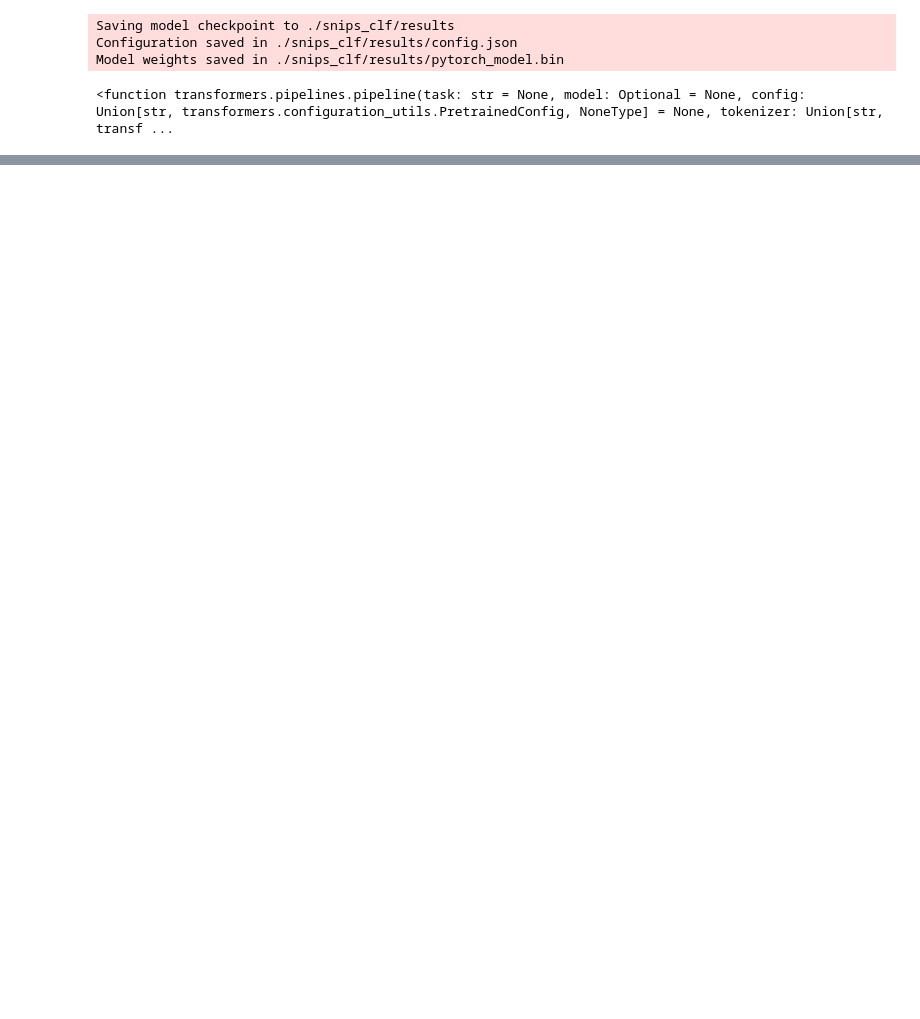
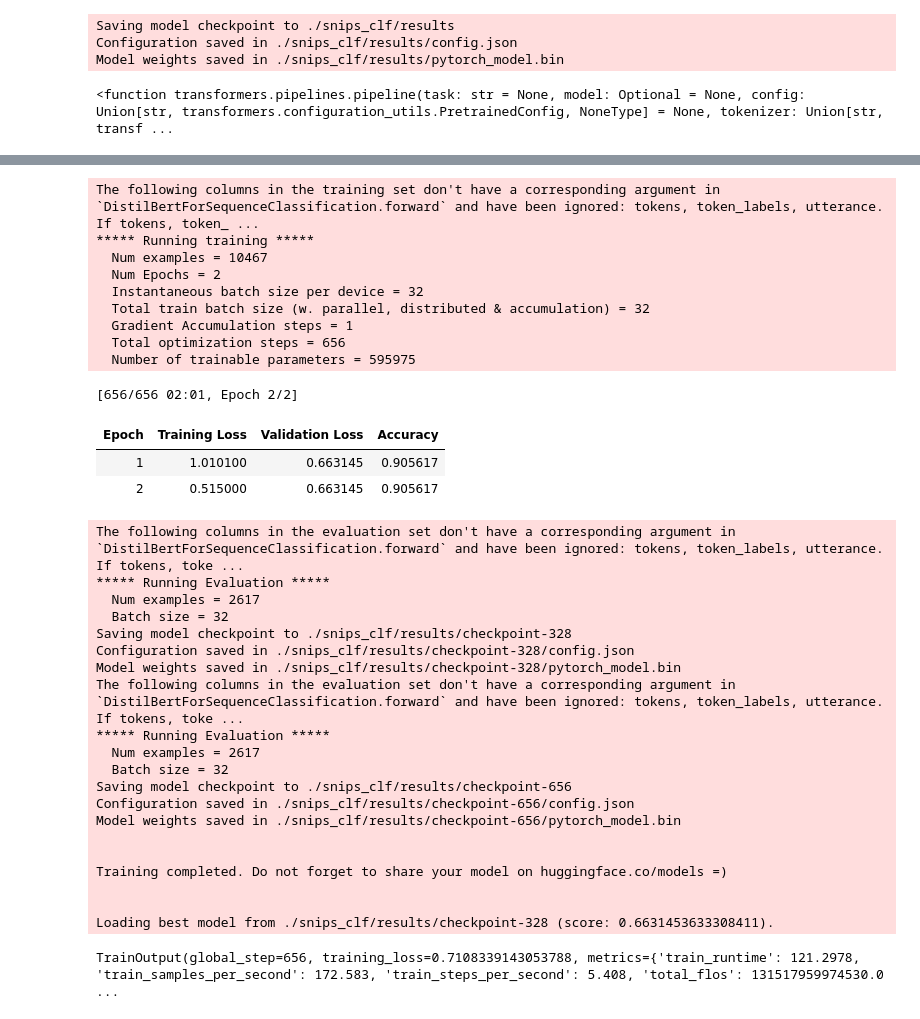
Before and after one commit to sinanuozdemir/oreilly-hands-on-gpt-llm, a Jupyter notebook: notebooks/bert_classification.ipynb, the cells around one changed output, grey strips where cells are left out. Saved outputs shown, nothing was run; the diff lists cells and outputs as text; code cells hidden in the pictures; blank space fills up the shorter version.

```diff
--- a/notebooks/bert_classification.ipynb
+++ b/notebooks/bert_classification.ipynb
@@ -481,3 +541,40 @@ TrainOutput(global_step=656, training_loss=1.8701613674440034, metrics={'train_r
+# %%
+trainer.train()
+# %% [output]
+The following columns in the training set don't have a corresponding argument in `DistilBertForSequenceClassification.forward` and have been ignored: tokens, token_labels, utterance. If tokens, token_ ...
+***** Running training *****
+  Num examples = 10467
+  Num Epochs = 2
+  Instantaneous batch size per device = 32
+  Total train batch size (w. parallel, distributed & accumulation) = 32
+  Gradient Accumulation steps = 1
+  Total optimization steps = 656
+  Number of trainable parameters = 595975
+[656/656 02:01, Epoch 2/2]
+| Epoch | Training Loss | Validation Loss | Accuracy |
+| 1 | 1.010100 | 0.663145 | 0.905617 |
+| 2 | 0.515000 | 0.663145 | 0.905617 |
+The following columns in the evaluation set don't have a corresponding argument in `DistilBertForSequenceClassification.forward` and have been ignored: tokens, token_labels, utterance. If tokens, toke ...
+***** Running Evaluation *****
+  Num examples = 2617
+  Batch size = 32
+Saving model checkpoint to ./snips_clf/results/checkpoint-328
+Configuration saved in ./snips_clf/results/checkpoint-328/config.json
+Model weights saved in ./snips_clf/results/checkpoint-328/pytorch_model.bin
+The following columns in the evaluation set don't have a corresponding argument in `DistilBertForSequenceClassification.forward` and have been ignored: tokens, token_labels, utterance. If tokens, toke ...
+***** Running Evaluation *****
+  Num examples = 2617
+  Batch size = 32
+Saving model checkpoint to ./snips_clf/results/checkpoint-656
+Configuration saved in ./snips_clf/results/checkpoint-656/config.json
+Model weights saved in ./snips_clf/results/checkpoint-656/pytorch_model.bin
+
+
+Training completed. Do not forget to share your model on huggingface.co/models =)
+
+
+Loading best model from ./snips_clf/results/checkpoint-328 (score: 0.6631453633308411).
+TrainOutput(global_step=656, training_loss=0.7108339143053788, metrics={'train_runtime': 121.2978, 'train_samples_per_second': 172.583, 'train_steps_per_second': 5.408, 'total_flos': 131517959974530.0 ...
 # %%
 trainer.evaluate()
 # %% [output]
```
Also changed, not shown: parts of 20 cells of this notebook, 1 other file.
